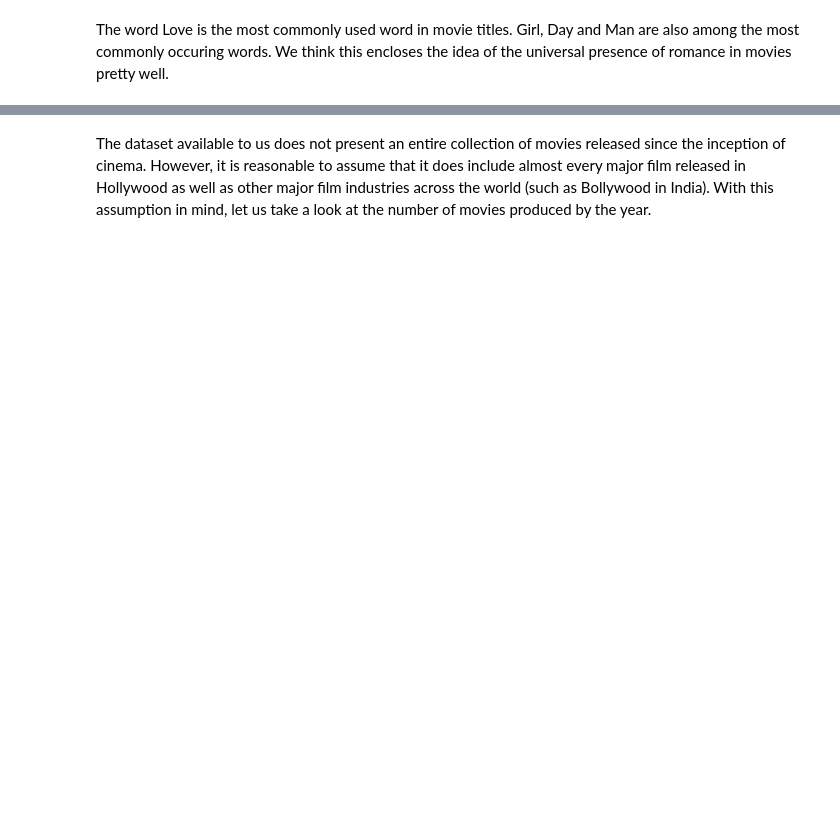
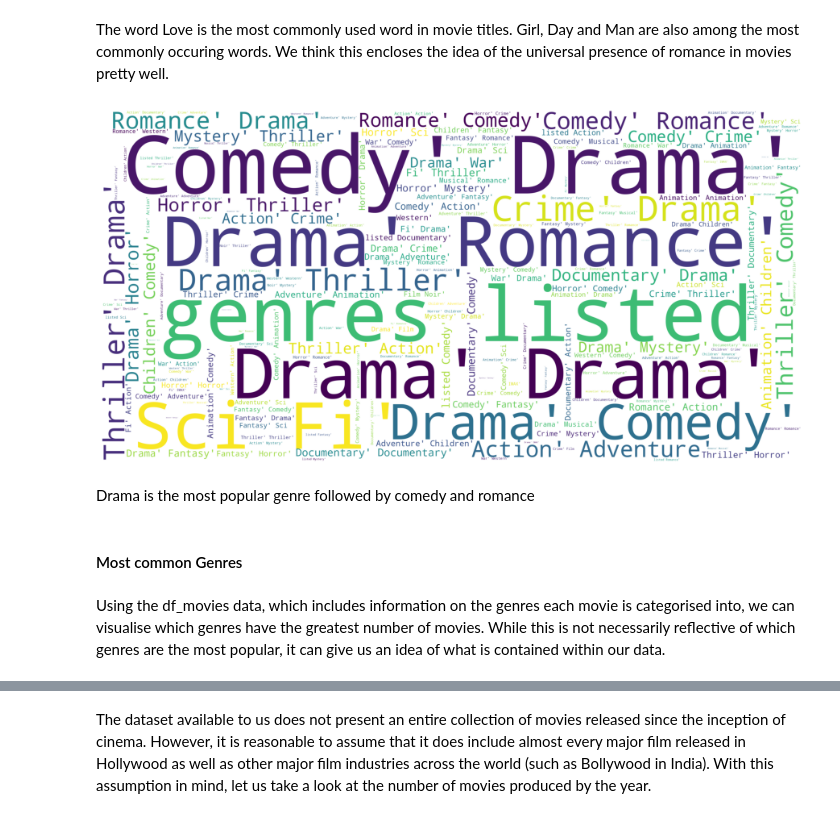
Before and after one commit to Reneilwe-tech/unsupervised-predict-streamlit-template, a Jupyter notebook: Team JS1 Unsupervised Learning Notebook.ipynb, the cells around one changed output, grey strips where cells are left out. Cells and saved outputs as stored; diff of their text form; code cells hidden in the pictures; blank space fills up the shorter version.

```diff
--- a/Team JS1 Unsupervised Learning Notebook.ipynb
+++ b/Team JS1 Unsupervised Learning Notebook.ipynb
@@ -139,2 +232,19 @@ plt.show()
 # %% [markdown]
 The word Love is the most commonly used word in movie titles. Girl, Day and Man are also among the most commonly occuring words. We think this encloses the idea of the universal presence of romance in movies pretty well.
+# %%
+df_movies['genres'] = df_movies['genres'].astype('str')
+genres_corpus = ' '.join(df_movies['genres'])
+# %%
+genres_wordcloud = WordCloud(stopwords=STOPWORDS, background_color='white', height=2000, width=4000).generate(genres_corpus)
+plt.figure(figsize=(16,8))
+plt.imshow(genres_wordcloud)
+plt.axis('off')
+plt.show()
+# %% [output]
+[figure, added]
+# %% [markdown]
+Drama is the most popular genre followed by comedy and romance
+# %% [markdown]
+####  Most common Genres
+# %% [markdown]
+Using the df_movies data, which includes information on the genres each movie is categorised into, we can visualise which genres have the greatest number of movies. While this is not necessarily reflective of which genres are the most popular, it can give us an idea of what is contained within our data.
```
Also changed, not shown: parts of 41 cells of this notebook.
